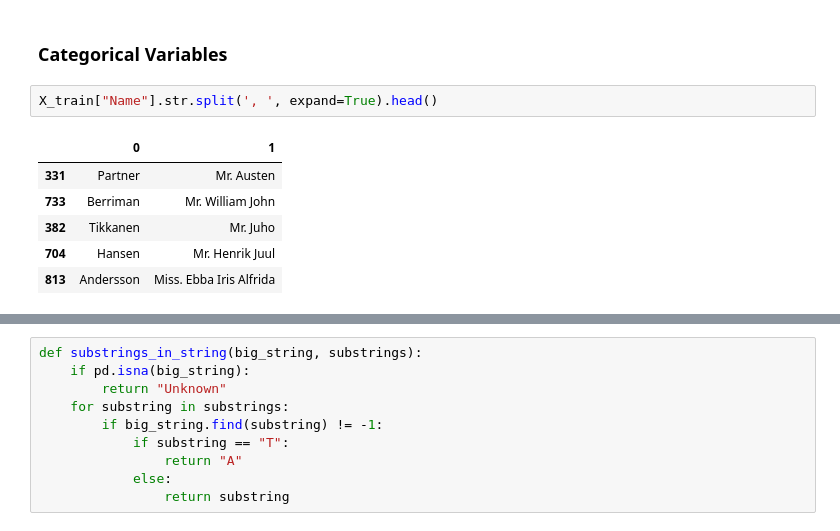
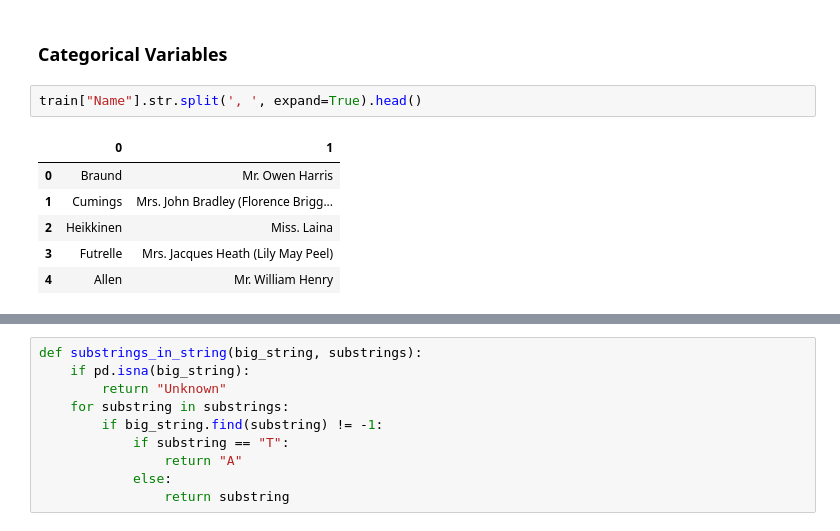
Before and after one commit to amypeniston/data-science-toolbox, a Jupyter notebook: kaggle_competitions/titanic/4_RF_Dev.ipynb, the cells around one changed output, grey strips where cells are left out. Saved outputs shown, nothing was run; the diff lists cells and outputs as text.

```diff
--- a/kaggle_competitions/titanic/4_RF_Dev.ipynb
+++ b/kaggle_competitions/titanic/4_RF_Dev.ipynb
@@ -164,12 +169,12 @@ train_model(X_train_num, X_test_num, y_train, y_test)
 # %% [markdown]
 ### Categorical Variables
 # %%
-X_train["Name"].str.split(', ', expand=True).head()
+train["Name"].str.split(', ', expand=True).head()
 # %% [output]
 |  | 0 | 1 |
-| 331 | Partner | Mr. Austen |
-| 733 | Berriman | Mr. William John |
-| 382 | Tikkanen | Mr. Juho |
-| 704 | Hansen | Mr. Henrik Juul |
-| 813 | Andersson | Miss. Ebba Iris Alfrida |
+| 0 | Braund | Mr. Owen Harris |
+| 1 | Cumings | Mrs. John Bradley (Florence Brigg... |
+| 2 | Heikkinen | Miss. Laina |
+| 3 | Futrelle | Mrs. Jacques Heath (Lily May Peel) |
+| 4 | Allen | Mr. William Henry |
 # %%
```
Also changed, not shown: parts of 30 cells of this notebook, 1 other file.
